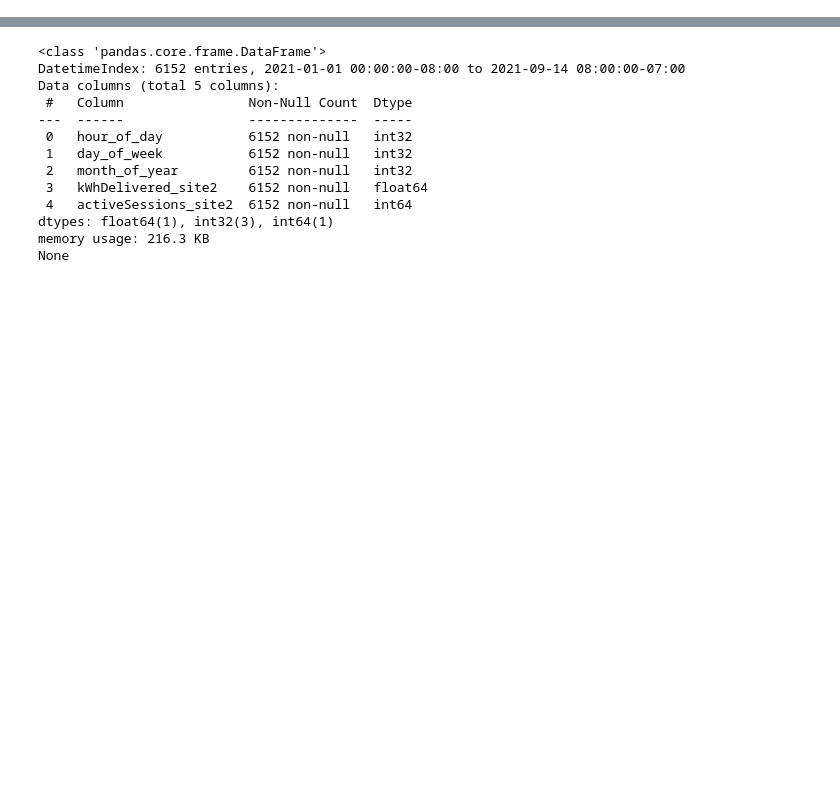
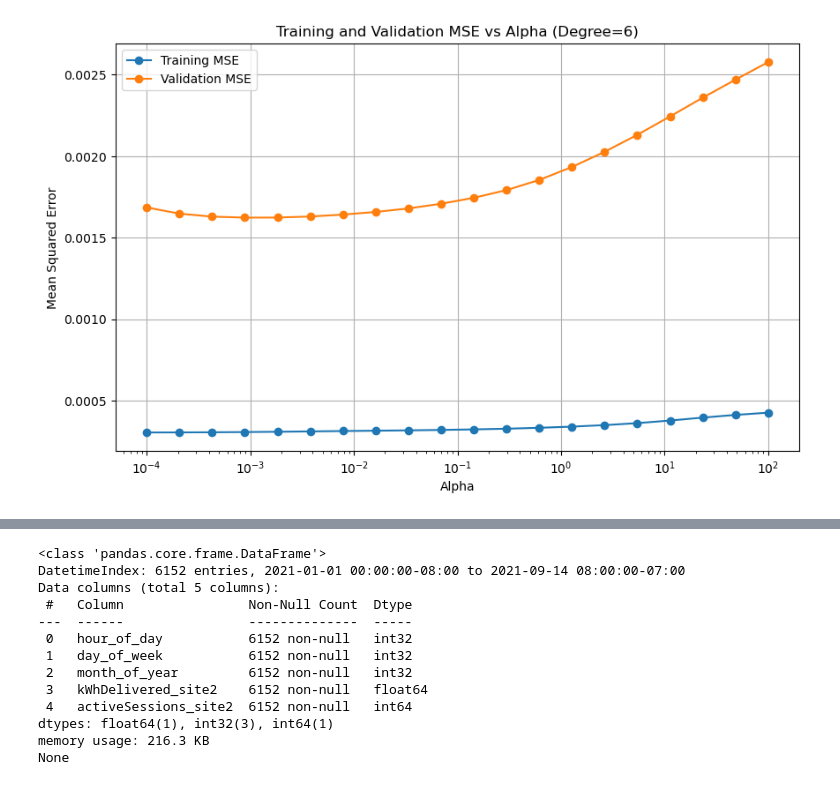
Before and after one commit to pmoll01/AA2024_Groupwork_DynamoData, a Jupyter notebook: Task4_final.ipynb, the cells around one changed output, grey strips where cells are left out. Cells and saved outputs as stored; diff of their text form; code cells hidden in the pictures; blank space fills up the shorter version.

```diff
--- a/Task4_final.ipynb
+++ b/Task4_final.ipynb
@@ -164,0 +189,39 @@ Polynomial Regression - MSE: 0.0017837030077206295, MAE: 0.030086355116803066, R
+# %%
+# Range of alpha values to test (logarithmic scale)
+alphas = np.logspace(-4, 2, 20)  # From 0.0001 to 100
+train_mse_alpha = []
+validation_mse_alpha = []
+
+# Loop over different alpha values
+for alpha in alphas:
+    # Create a pipeline with fixed degree and current alpha
+    pipeline = Pipeline([
+        ('polynomial_features', PolynomialFeatures(degree=6)),
+        ('scaler', StandardScaler()),
+        ('ridge_regression', Ridge(alpha=alpha))
+    ])
+
+    # Fit the pipeline on training data
+    pipeline.fit(X_train_poly, y_train_poly)
+
+    # Calculate MSE on training data
+    y_train_pred = pipeline.predict(X_train_poly)
+    train_mse_alpha.append(mean_squared_error(y_train_poly, y_train_pred))
+
+    # Calculate MSE on validation data
+    y_test_pred = pipeline.predict(X_test_poly)
+    validation_mse_alpha.append(mean_squared_error(y_test_poly, y_test_pred))
+
+# Plot the results
+plt.figure(figsize=(10, 6))
+plt.plot(alphas, train_mse_alpha, label="Training MSE", marker='o')
+plt.plot(alphas, validation_mse_alpha, label="Validation MSE", marker='o')
+plt.xscale('log')  # Use a logarithmic scale for alpha
+plt.xlabel("Alpha")
+plt.ylabel("Mean Squared Error")
+plt.title(f"Training and Validation MSE vs Alpha (Degree={6})")
+plt.legend()
+plt.grid(True)
+plt.show()
+# %% [output]
+[figure, added]
```
Also changed, not shown: parts of 21 cells of this notebook.
